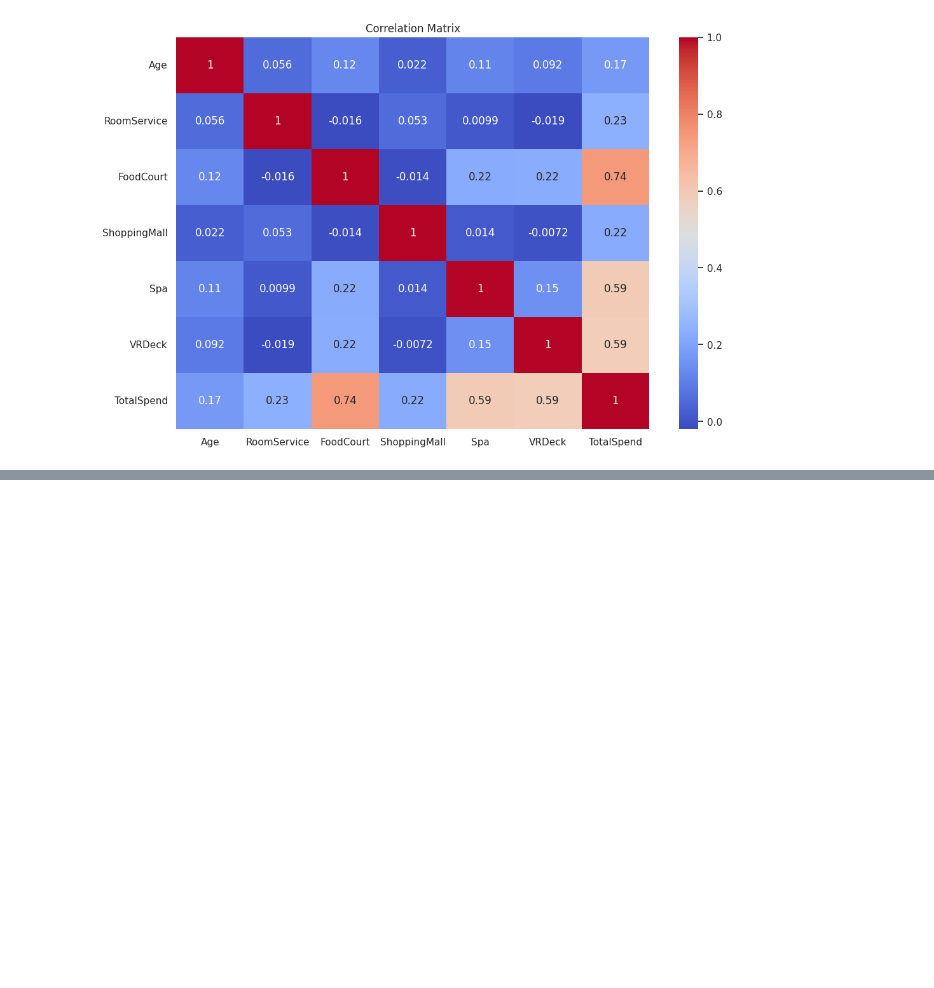
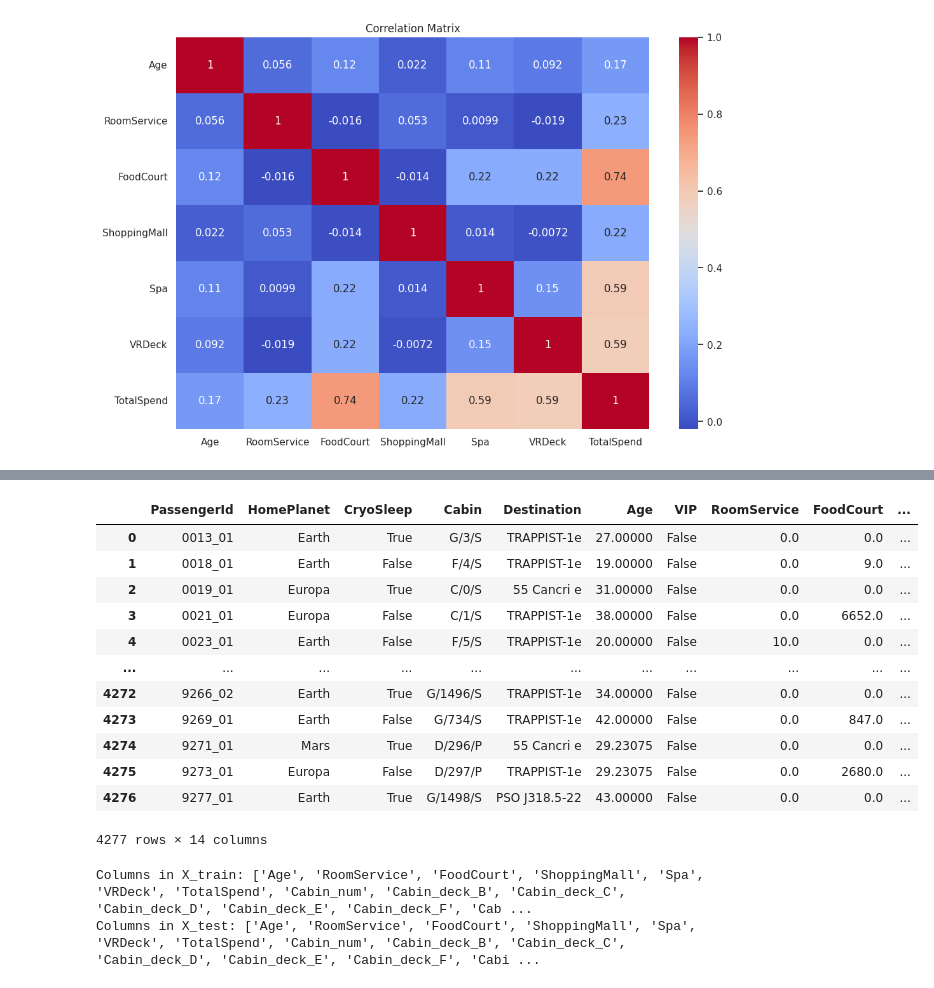
Before and after one commit to 7PAM2015-0509-2023-Group6/Kaggle-Challenge-Spaceship-Titanic-, a Jupyter notebook: Assignment2_kaggle.ipynb, the cells around one changed output, grey strips where cells are left out. Cells and saved outputs as stored; diff of their text form; code cells hidden in the pictures; blank space fills up the shorter version.

```diff
--- a/Assignment2_kaggle.ipynb
+++ b/Assignment2_kaggle.ipynb
@@ -420,7 +420,7 @@ import matplotlib.pyplot as plt
 
 # Create the new feature 'TotalSpend'
 train_df['TotalSpend'] = train_df['RoomService'] + train_df['FoodCourt'] + train_df['ShoppingMall'] + train_df['Spa'] + train_df['VRDeck']
-
+test_df['TotalSpend'] = test_df['RoomService'] + test_df['FoodCourt'] + test_df['ShoppingMall'] + test_df['Spa'] + test_df['VRDeck']
 # Select only numeric columns for correlation matrix
 numeric_columns = train_df.select_dtypes(include=['number']).columns
 
@@ -439,0 +456,16 @@ plt.show()
+# %%
+test_df
+# %% [output]
+|  | PassengerId | HomePlanet | CryoSleep | Cabin | Destination | Age | VIP | RoomService | FoodCourt | ... |
+| 0 | 0013_01 | Earth | True | G/3/S | TRAPPIST-1e | 27.00000 | False | 0.0 | 0.0 | ... |
+| 1 | 0018_01 | Earth | False | F/4/S | TRAPPIST-1e | 19.00000 | False | 0.0 | 9.0 | ... |
+| 2 | 0019_01 | Europa | True | C/0/S | 55 Cancri e | 31.00000 | False | 0.0 | 0.0 | ... |
+| 3 | 0021_01 | Europa | False | C/1/S | TRAPPIST-1e | 38.00000 | False | 0.0 | 6652.0 | ... |
+| 4 | 0023_01 | Earth | False | F/5/S | TRAPPIST-1e | 20.00000 | False | 10.0 | 0.0 | ... |
+| ... | ... | ... | ... | ... | ... | ... | ... | ... | ... | ... |
+| 4272 | 9266_02 | Earth | True | G/1496/S | TRAPPIST-1e | 34.00000 | False | 0.0 | 0.0 | ... |
+| 4273 | 9269_01 | Earth | False | G/734/S | TRAPPIST-1e | 42.00000 | False | 0.0 | 847.0 | ... |
+| 4274 | 9271_01 | Mars | True | D/296/P | 55 Cancri e | 29.23075 | False | 0.0 | 0.0 | ... |
+| 4275 | 9273_01 | Europa | False | D/297/P | TRAPPIST-1e | 29.23075 | False | 0.0 | 2680.0 | ... |
+| 4276 | 9277_01 | Earth | True | G/1498/S | PSO J318.5-22 | 43.00000 | False | 0.0 | 0.0 | ... |
+4277 rows × 14 columns
@@ -439,0 +513,20 @@ plt.show()
+# %%
+# Ensure both train and test sets have the same columns after one-hot encoding
+missing_column = set(train_df.columns) - set(test_df.columns)
+for col in missing_column:
+    test_df[col] = 0
+test_df = test_df[train_df.columns.drop('Transported')]  # Drop 'Transported' since it's not in the test set
+
+# Split the training data into features and target
+X_train = train_df.drop(columns=['PassengerId', 'Transported', 'Name'])
+y_train = train_df['Transported']
+
+# Prepare the test set features
+X_test = test_df.drop(columns=['PassengerId', 'Name'])
+
+# Verify the feature columns match
+print("Columns in X_train:", X_train.columns.tolist())
+print("Columns in X_test:", X_test.columns.tolist())
+# %% [output]
+Columns in X_train: ['Age', 'RoomService', 'FoodCourt', 'ShoppingMall', 'Spa', 'VRDeck', 'TotalSpend', 'Cabin_num', 'Cabin_deck_B', 'Cabin_deck_C', 'Cabin_deck_D', 'Cabin_deck_E', 'Cabin_deck_F', 'Cab ...
+Columns in X_test: ['Age', 'RoomService', 'FoodCourt', 'ShoppingMall', 'Spa', 'VRDeck', 'TotalSpend', 'Cabin_num', 'Cabin_deck_B', 'Cabin_deck_C', 'Cabin_deck_D', 'Cabin_deck_E', 'Cabin_deck_F', 'Cabi ...
```
Also changed, not shown: parts of 4 cells of this notebook.
